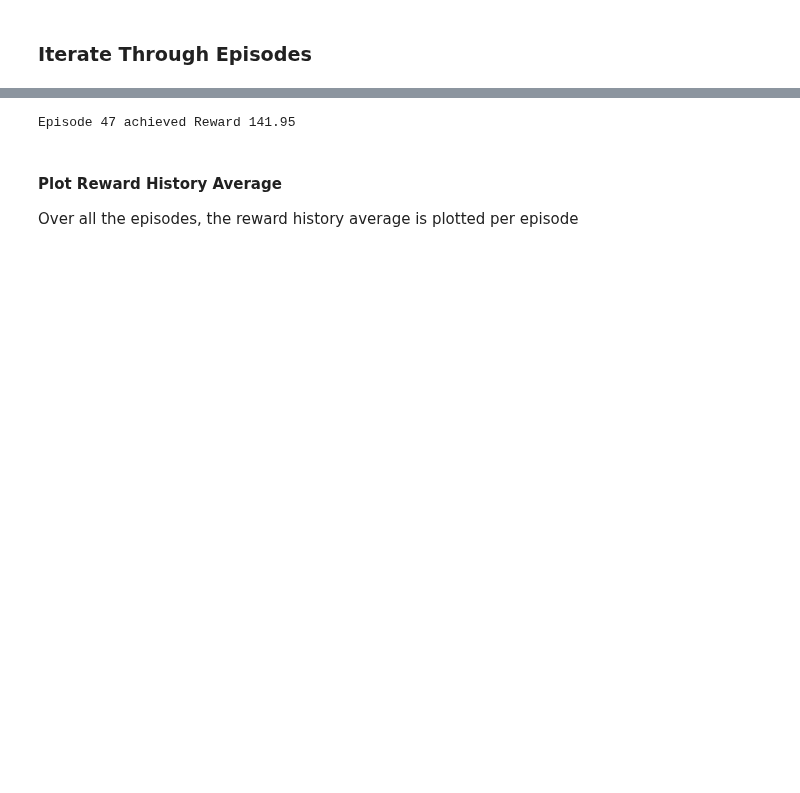
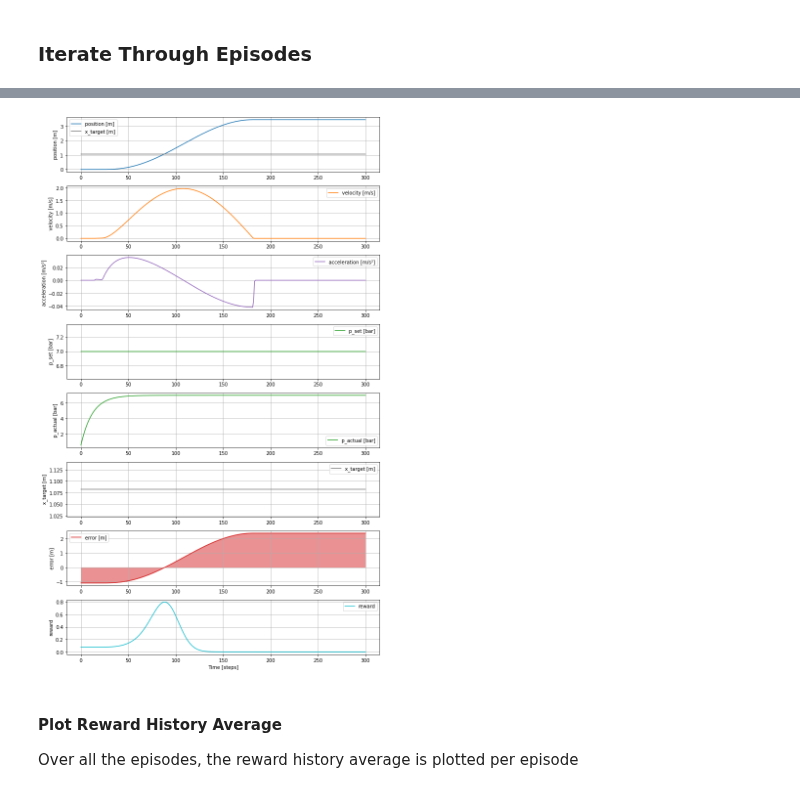
Before and after one commit to Sven-J-Steinert/Rocket-Hopper-DDPG, a Jupyter notebook: ddpg.ipynb, the cells around one changed output, grey strips where cells are left out. Saved outputs shown, nothing was run; the diff lists cells and outputs as text; code cells hidden in the pictures; blank space fills up the shorter version.

```diff
--- a/ddpg.ipynb
+++ b/ddpg.ipynb
@@ -555,0 +617,4 @@ Episode: 99 | Total Reward: 87.37 | Simulation 156.00 ms | Agend update 688.00 m
+# %%
+plot(logs[random.randint(0, len(logs)-1)])
+# %% [output]
+[figure, added]
@@ -563,6 +665,4 @@ def analyse(j):
 #analyse(random.randint(0, len(episodes)))
 
 # Plot best episode
-analyse(best_episode['index'])
+#analyse(best_episode['index'])
-# %% [output]
-Episode 47 achieved Reward 141.95
```
Also changed, not shown: parts of 18 cells of this notebook, 1 other file.
